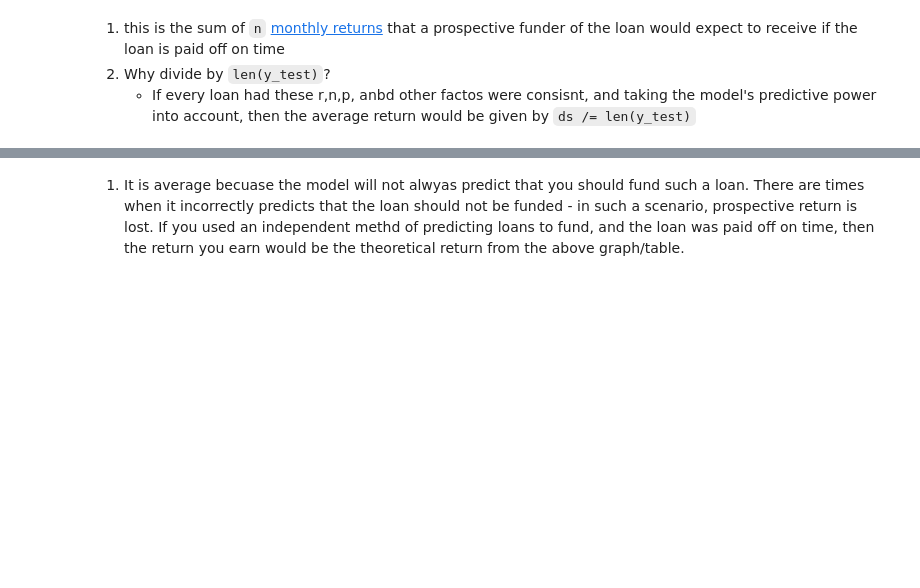
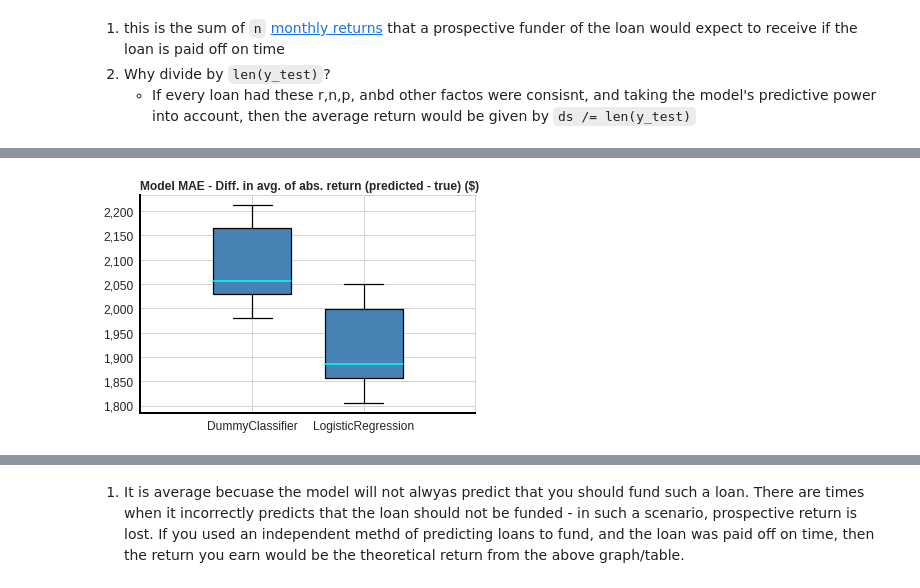
Before and after one commit to edesz/predict-loan-defaults, a Jupyter notebook: 5_experiments_in_classification_v2.ipynb, the cells around one changed output, grey strips where cells are left out. Drawn from its saved outputs; the diff is of its cells as text; code cells hidden in the pictures; blank space fills up the shorter version.

Commit message:
updates to threshold tuning cost func

```diff
--- a/5_experiments_in_classification_v2.ipynb
+++ b/5_experiments_in_classification_v2.ipynb
@@ -519,0 +720,9 @@ alt_plot_metric_based_threshold_tuning_plots(
+# %%
+%%time
+dfcts = []
+for pipe in [best_dummy_pipe, best_pipe]:
+    df_cost_func = compute_cost_for_thresholds([best_t], X_val, y_val, pipe, False).assign(clf=type(pipe.named_steps['clf']).__name__)
+    dfcts.append(df_cost_func)
+df_cost_funcs = pd.concat(dfcts, ignore_index=True)
+df_cost_funcs = df_cost_funcs.pivot(index="metric", columns="clf", values="value")
+display(df_cost_funcs)
@@ -520,3 +744,40 @@ alt_plot_metric_based_threshold_tuning_plots(
+# %%
+bxp_cols = ["label", "whislo", "q1", "med", "q3", "whishi", "fliers"]
+boxes = [
+    df_cost_funcs.loc[
+        bxp_cols, type(best_dummy_pipe.named_steps["clf"]).__name__
+    ].to_dict(),
+    df_cost_funcs.loc[bxp_cols, type(best_pipe.named_steps["clf"]).__name__].to_dict(),
+]
+axis_tick_label_fontsize = 12
+fig, ax = plt.subplots(figsize=(6, 4))
+bxp1 = ax.bxp(
+    boxes,
+    positions=[1, 1.5],
+    widths=0.35,
+    showfliers=False,
+    patch_artist=True,
+    whiskerprops=dict(linewidth=1.25, color="black"),
+    capprops=dict(linewidth=1.25, color="black"),
+    boxprops=dict(linewidth=1.25),
+    medianprops=dict(linewidth=1.5, color="cyan"),
+)
+for patch in bxp1["boxes"]:
+    patch.set(facecolor="steelblue")
+ax.xaxis.set_tick_params(labelsize=axis_tick_label_fontsize)
+ax.yaxis.set_tick_params(labelsize=axis_tick_label_fontsize)
+ax.grid(which="both", axis="both", color="lightgrey", zorder=0)
+_ = customize_splines(ax)
+_ = add_gridlines(ax)
+ax.set_xlabel(None)
+ax.set_title(
+    "Model MAE - Diff. in avg. of abs. return (predicted - true) ($)",
+    loc="left",
+    fontweight="bold",
+)
+ax.yaxis.set_major_formatter(mtick.StrMethodFormatter("{x:,.0f}"))
+# %% [output]
+[figure, added]
 # %%
 %%time
 df_returns_t_tuned, df_returns_t_tuning_full = plot_cost_function_based_threshold_tuning_plots(best_pipe, best_dummy_pipe, X_val, y_val, confs, thresholds_list)
```
Also changed, not shown: parts of 32 cells of this notebook, 1 other file.
